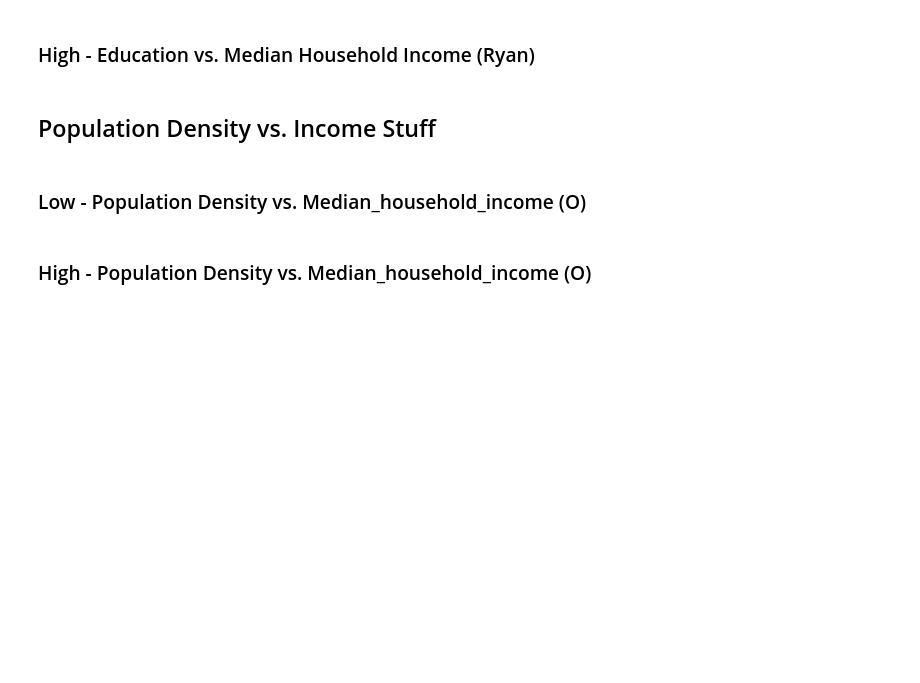
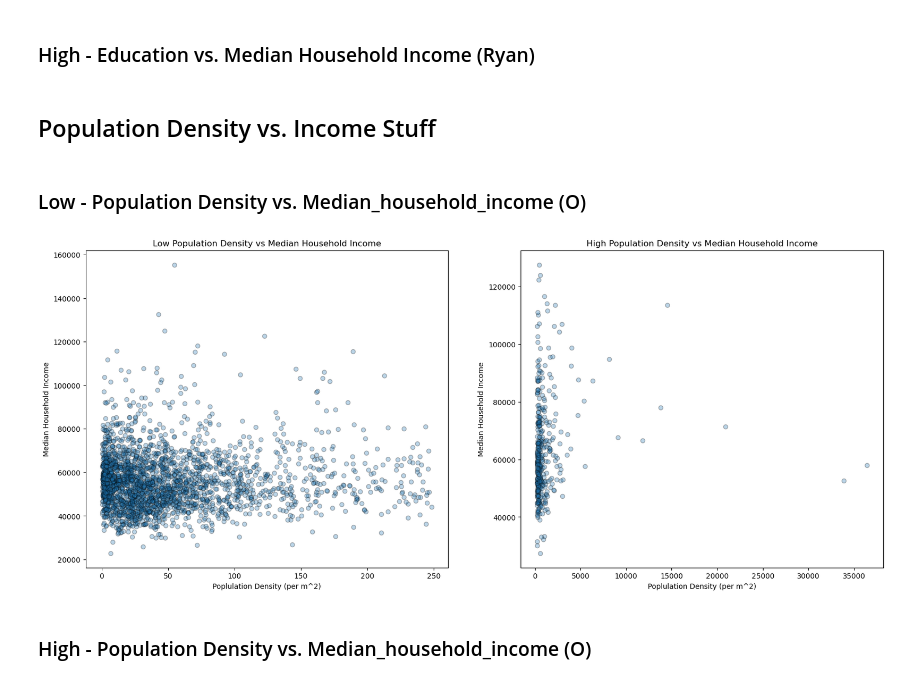
Before and after one commit to Morgen-Henry/Project-1, a Jupyter notebook: eco_health.ipynb, the cells around one changed output. Saved outputs shown, nothing was run; the diff lists cells and outputs as text; code cells hidden in the pictures; blank space fills up the shorter version.

```diff
--- a/eco_health.ipynb
+++ b/eco_health.ipynb
@@ -284,5 +287,29 @@ Text(0.5, 1.0, 'Population Density (per m^2)')
 ## Population Density vs. Income Stuff
 # %% [markdown]
 ### Low - Population Density vs. Median_household_income (O)
+# %%
+# Set variables
+low_pop_dens = low_den_df['Population Density (per m^2)']
+high_pop_dens = high_den_df['Population Density (per m^2)']
+low_median_house_income = low_den_df['Median_Household_Income_2020']
+high_median_house_income = high_den_df['Median_Household_Income_2020']
+# %%
+fig_pop_medhouse, (ax0, ax1)  = plt.subplots(ncols=2, nrows=1, figsize=(20,8))
+
+ax0.scatter(low_pop_dens , low_median_house_income , edgecolors = 'black', alpha = .3)
+ax0.set_xlabel("Poplulation Density (per m^2)")
+ax0.set_ylabel("Median Household Income")
+ax0.set_title("Low Population Density vs Median Household Income")
+
+ax1.scatter(high_pop_dens , high_median_house_income, edgecolors = 'black', alpha = .3)
+ax1.set_xlabel("Poplulation Density (per m^2)")
+ax1.set_ylabel("Median Household Income")
+ax1.set_title("High Population Density vs Median Household Income")
+
+
+
+plt.savefig('outputs/combo_high_low_scatter_density_vs_house_income.png')
+# %% [output]
+[figure, added]
 # %% [markdown]
 ### High - Population Density vs. Median_household_income (O)
```
Also changed, not shown: parts of 9 cells of this notebook, 3 other files.
